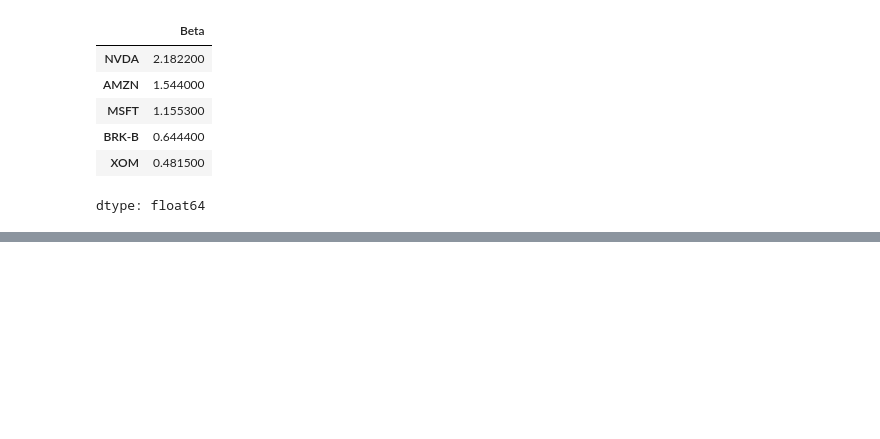
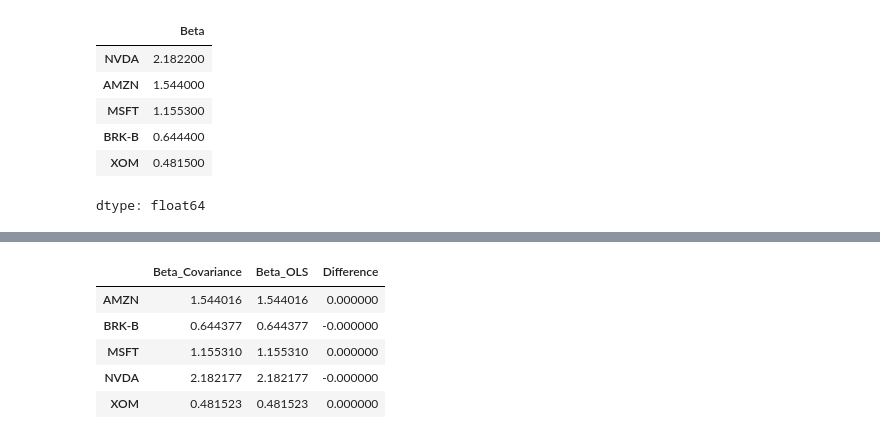
Before and after one commit to josuemarroquinj/corporate-value-portfolio-risk-analysis, a Jupyter notebook: notebooks/01_market_data_collection.ipynb, the cells around one changed output, grey strips where cells are left out. Saved outputs shown, nothing was run; the diff lists cells and outputs as text; code cells hidden in the pictures; blank space fills up the shorter version.

```diff
--- a/notebooks/01_market_data_collection.ipynb
+++ b/notebooks/01_market_data_collection.ipynb
@@ -1496,0 +1704,23 @@ dtype: float64
+# %%
+# ============================================================
+# 12.13 BETA CONSISTENCY CHECK
+# ============================================================
+
+beta_comparison = pd.DataFrame({
+    "Beta_Covariance": beta_covariance,
+    "Beta_OLS": capm_hac_results["Beta"]
+})
+
+beta_comparison["Difference"] = (
+    beta_comparison["Beta_Covariance"]
+    - beta_comparison["Beta_OLS"]
+)
+
+beta_comparison.round(6)
+# %% [output]
+|  | Beta_Covariance | Beta_OLS | Difference |
+| AMZN | 1.544016 | 1.544016 | 0.000000 |
+| BRK-B | 0.644377 | 0.644377 | -0.000000 |
+| MSFT | 1.155310 | 1.155310 | 0.000000 |
+| NVDA | 2.182177 | 2.182177 | -0.000000 |
+| XOM | 0.481523 | 0.481523 | 0.000000 |
```
Also changed, not shown: parts of 8 cells of this notebook.
